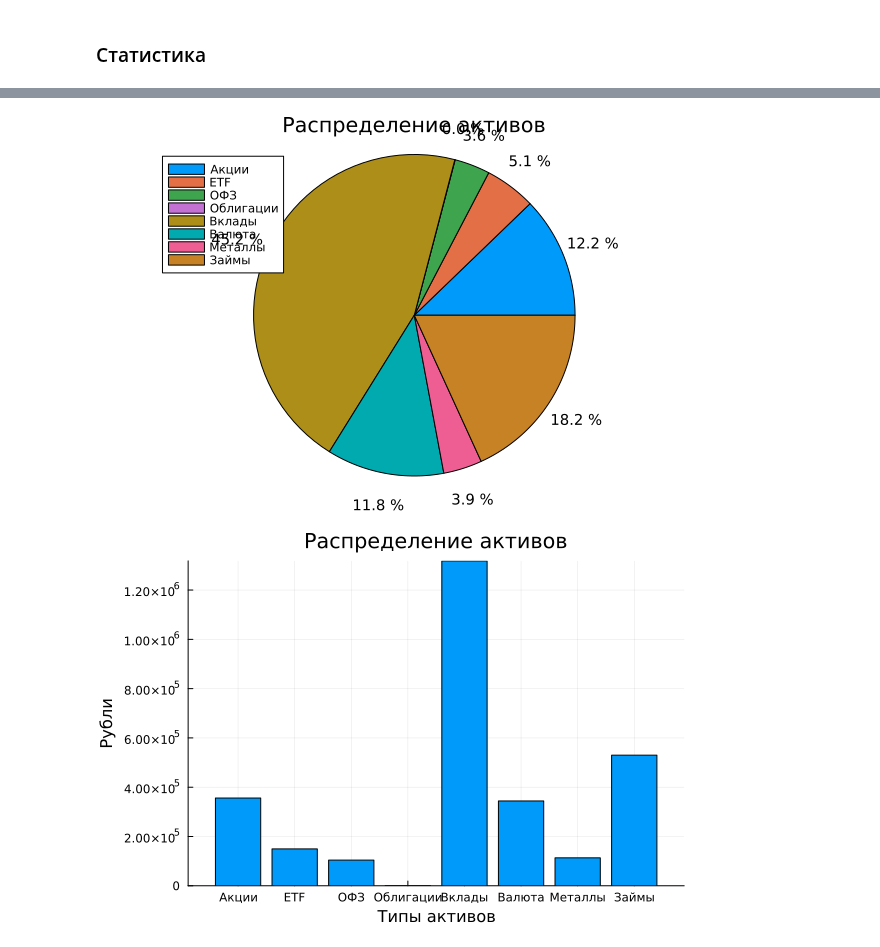
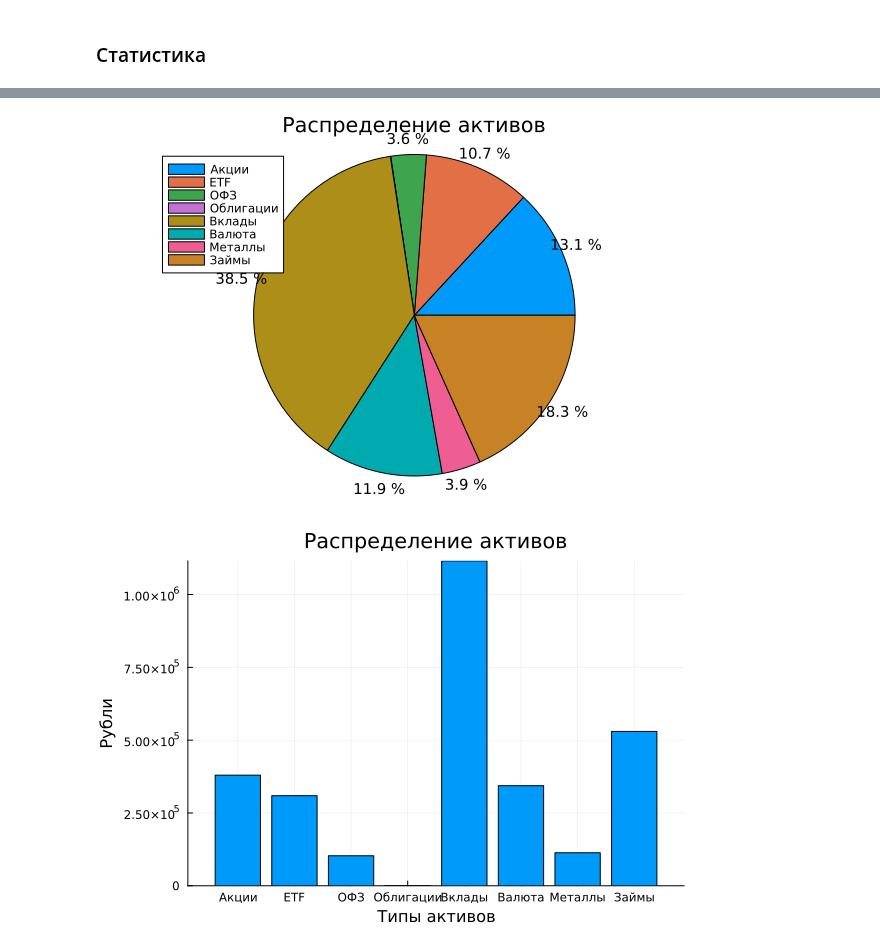
Before and after one commit to funcid/data-science, a Jupyter notebook: misc/Накопления.ipynb, the cells around one changed output, grey strips where cells are left out. Saved outputs shown, nothing was run; the diff lists cells and outputs as text; code cells hidden in the pictures.

```diff
--- a/misc/Накопления.ipynb
+++ b/misc/Накопления.ipynb
@@ -4,17 +4,17 @@
 В банковском приложении нельзя видеть активы из других мест, например, золото, валюту и другие финансовые инструменты. Поэтому стоит создать платформу, где можно учитывать все виды активов и получать актуальную информацию по ценным бумагам, облигациям и курсам валют с MOEX и exchangerate.com.
 # %%
 metals = Dict(
-    "Георгий Победоносец 7.78г 2021" => 56_700,
-    "Георгий Победоносец 7.78г 2024 ММД" => 56_700,
+    "Георгий Победоносец 7.78г 2021" => 56_700,     # Сбер
+    "Георгий Победоносец 7.78г 2024 ММД" => 56_700, # Россельхоз
 )
 
 loans = Dict(
-    "долг 0%" => 300_000,
-    "долг 30% до 27.02.2024" => 200_000 + 200_000 * 6 / 12 * 0.3,
+    "долг 0% до 01.01.2025" => 300_000,                           # средний риск
+    "долг 30% до 27.02.2024" => 200_000 + 200_000 * 6 / 12 * 0.3, # высокий риск
 )
 
 deposits = Dict(
-    "бессрочный" => 1_300_000 + 1_300_000 * 1 / 12 * 0.17,
+    "бессрочный" => 1_100_000 + 1_100_000 * 1 / 12 * 0.17,
 )
 
 currency = Dict(
@@ -24,10 +24,12 @@ currency = Dict(
 
 fonds = Dict(
     # фонды
-    "SBMX" => 7_662,
-    "SBSC" => 1_457,
-    "SBPS" => 850,
-    "SBGD" => 443,
+    "SBMX" => 13_586, # IMOEX
+    "SBSC" => 1_457, #
+    "SBPS" => 850, # прогрессивный смарт
+    "SBGD" => 443, # золото
+    "SBBY" => 5_608, # юани
+    "SBGB" => 1_000, # облигации
 )
 
 flb = Dict(
@@ -37,7 +39,7 @@ flb = Dict(
     "SU26207RMFS9" => 20,
     "SU26230RMFS1" => 20,
     "SU26232RMFS7" => 10,
-    "SU26225RMFS1" => 10 + 18,
+    "SU26225RMFS1" => 28,
 )
 
 bonds = Dict(
@@ -49,6 +51,7 @@ stocks = Dict(
     # акции
     "SBER" => 260,
     "SBERP" => 260,
+    "PLZL" => 3,
     "GAZP" => 280,
     "VKCO" => 46,
     "LKOH" => 2,
@@ -186,22 +189,26 @@ println("Итоговая сумма: $(floor(Int, summary)) рублей")
 # %%
 # Создание круговой диаграммы
 pie_plot = pie(assets, percents, legend=true, title="Распределение активов")
 
 # Добавление аннотаций с процентами
 for i in 1:length(percents)
+    if percents[i] < 0.1
+        continue
+    end
+
     angle = 2 * π * (sum(percents[1:i]) - percents[i] / 2) / 100
-    radius = 1.2  # Радиус для аннотаций, немного больше радиуса круговой диаграммы
+    radius = 1.1  # Радиус для аннотаций, немного больше радиуса круговой диаграммы
     x = radius * cos(angle)
     y = radius * sin(angle)
     annotate!(x, y, text(string(round(percents[i], digits=1), " %"), :center, 10))
 end
 
 # Создание бар-графика
 bar_plot = bar(assets, values, title="Распределение активов", xlabel="Типы активов", ylabel="Рубли", legend=false)
 
 # Отображение графиков
 display(pie_plot)
 display(bar_plot)
 # %% [output]
-[figure, old version]
+[figure, new version]
-[figure, old version]
+[figure, new version]
```
Also changed, not shown: parts of 2 cells of this notebook, 1 other file.
